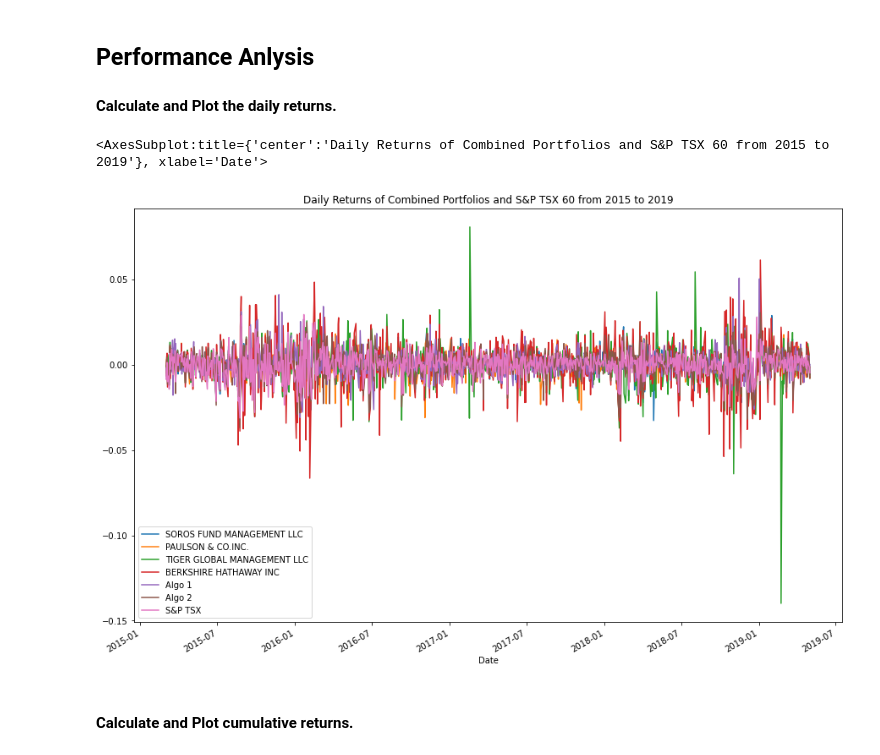
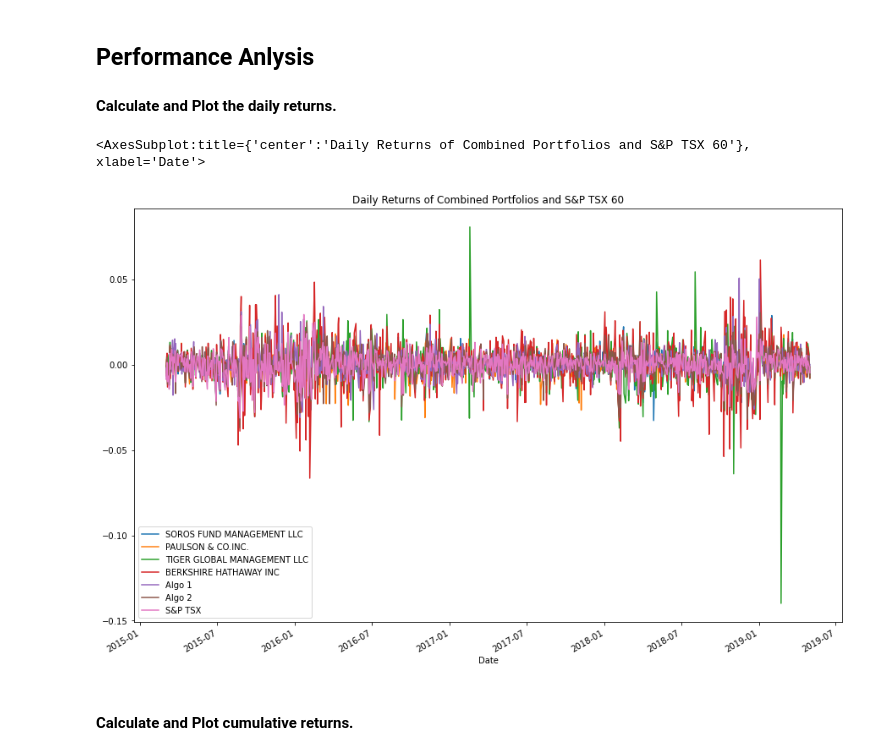
Before and after one commit to Kyyzer/week3-4-whale-analysis, a Jupyter notebook: Starter_Code/whale_analysis.ipynb, the cells around one changed output. Drawn from its saved outputs; the diff is of its cells as text; code cells hidden in the pictures.

```diff
--- a/Starter_Code/whale_analysis.ipynb
+++ b/Starter_Code/whale_analysis.ipynb
@@ -123,10 +123,10 @@ sp_tsx_df["Close"] = sp_tsx_df["Close"].str.replace(",", "")
 sp_tsx_df["Close"] = sp_tsx_df["Close"].astype("float")
 # %%
 # Calculate Daily Returns
-sp_tsx_daily_returns = sp_tsx_df.pct_change()
+sp_tsx_returns = sp_tsx_df.pct_change()
 # %%
 # Drop nulls
-sp_tsx_daily_returns = sp_tsx_daily_returns.dropna()
+sp_tsx_returns = sp_tsx_daily_returns.dropna()
 
-sp_tsx_daily_returns.head()
+sp_tsx_returns.head()
 # %% [output]
@@ -139,13 +139,13 @@ sp_tsx_daily_returns.head()
 | 2012-10-09 | -0.011709 |
 # %%
 # Rename `Close` Column to be specific to this portfolio.
-sp_tsx_daily_returns = sp_tsx_daily_returns.rename(columns = {"Close":"S&P TSX"})
+sp_tsx_returns = sp_tsx_returns.rename(columns = {"Close":"S&P TSX"})
 # %% [markdown]
 ## Combine Whale, Algorithmic, and S&P TSX 60 Returns
 # %%
 # Join Whale Returns, Algorithmic Returns, and the S&P TSX 60 Returns into a single DataFrame with columns for each portfolio's returns.
 
-combined_returns = pd.concat([whale_returns_df, algo_returns_df, sp_tsx_daily_returns], axis = "columns", join = "inner")
+combined_returns = pd.concat([whale_returns_df, algo_returns_df, sp_tsx_returns], axis = "columns", join = "inner")
 # %%
 combined_returns.head()
 # %% [output]
@@ -168,10 +168,10 @@ In this section, you will calculate and visualize performance and risk metrics f
 #### Calculate and Plot the daily returns.
 # %%
 # Plot daily returns of all portfolios
-combined_returns.plot(figsize = (15,10), title = "Daily Returns of Combined Portfolios and S&P TSX 60 from 2015 to 2019")
+combined_returns.plot(figsize = (15,10), title = "Daily Returns of Combined Portfolios and S&P TSX 60")
 # %% [output]
-<AxesSubplot:title={'center':'Daily Returns of Combined Portfolios and S&P TSX 60 from 2015 to 2019'}, xlabel='Date'>
+<AxesSubplot:title={'center':'Daily Returns of Combined Portfolios and S&P TSX 60'}, xlabel='Date'>
-[figure, old version]
+[figure, new version]
 # %% [markdown]
 #### Calculate and Plot cumulative returns.
 # %%
```
Also changed, not shown: parts of 32 cells of this notebook.
